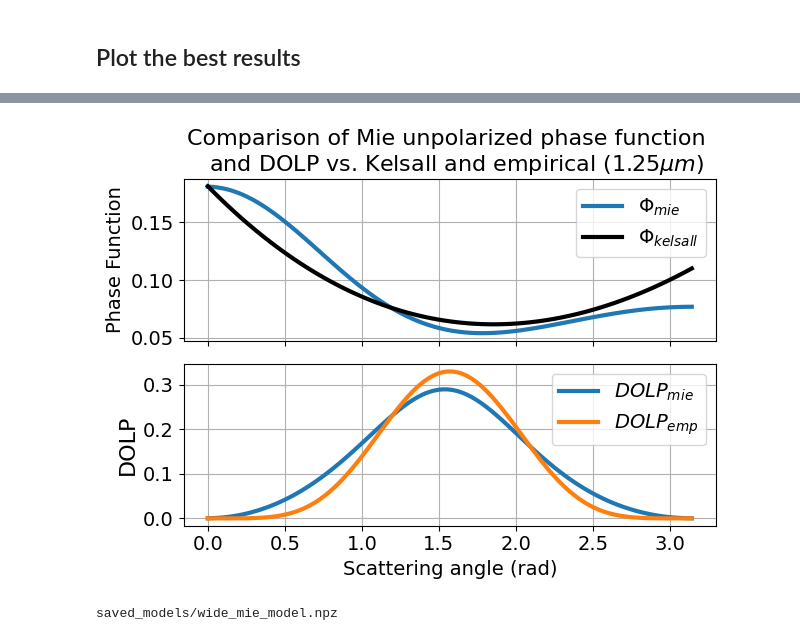
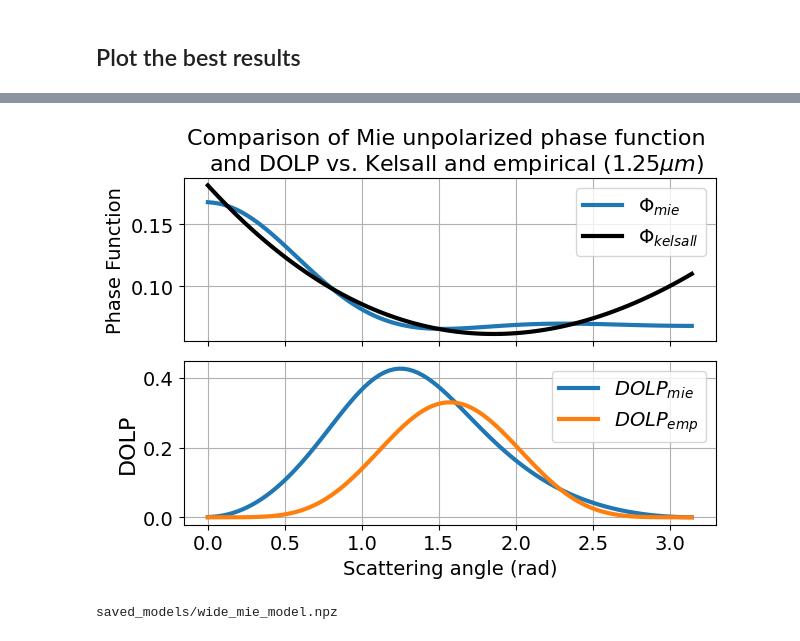
Before and after one commit to oravitan/zodiacal-polarized, a Jupyter notebook: notebooks/generate_mie_models.ipynb, the cells around one changed output, grey strips where cells are left out. Drawn from its saved outputs; the diff is of its cells as text; code cells hidden in the pictures.

```diff
--- a/notebooks/generate_mie_models.ipynb
+++ b/notebooks/generate_mie_models.ipynb
@@ -153,30 +153,30 @@ plot_mueller_matrix_elems(theta, mie_scatt[:, :, 0, 0], mie_scatt[:, :, 0, 1],
 # %%
-mie_scatt = mie(1250, theta)
+mie_scatt = mie(np.array((1250,)), theta)
 kelsall_125um = get_phase_function(theta, C_w[1250])
 
 fig, (ax1, ax2) = plt.subplots(2,1, sharex=True)
 
 ax1.plot(theta, mie_scatt[:, :, 0, 0], lw=3, label='$\Phi_{mie}$')
 ax1.plot(theta, kelsall_125um, 'k', lw=3, label='$\Phi_{kelsall}$')
 ax1.set_title('Comparison of Mie unpolarized phase function \n  and DOLP vs. Kelsall and empirical ($1.25\mu m$)', fontsize=16)
 ax1.set_ylabel('Phase Function', fontsize=14)
 ax1.grid()
 ax1.legend(prop={'size': 14})
 ax1.tick_params(axis='both', which='major', labelsize=14)
 
 ax2.plot(theta, -mie_scatt[:, :, 0, 1]/mie_scatt[:, :, 0, 0], lw=3, label='$DOLP_{mie}$')
 ax2.plot(theta, 0.33*np.sin(theta)**5, lw=3, label='$DOLP_{emp}$')
 ax2.set_ylabel('DOLP', fontsize=16)
 ax2.legend(prop={'size': 14})
 ax2.grid()
 ax2.set_xlabel('Scattering angle (rad)', fontsize=14)
 ax2.tick_params(axis='both', which='major', labelsize=14)
 
 fig.tight_layout()
 plt.savefig('outputs/mie_optimization_comp.pdf')
 plt.show()
 # %% [output]
-[figure, old version]
+[figure, new version]
 # %%
 mie_path = r'saved_models/wide_mie_model.npz'
 mie.save(mie_path)
```
Also changed, not shown: parts of 1 cell of this notebook, 7 other files.
